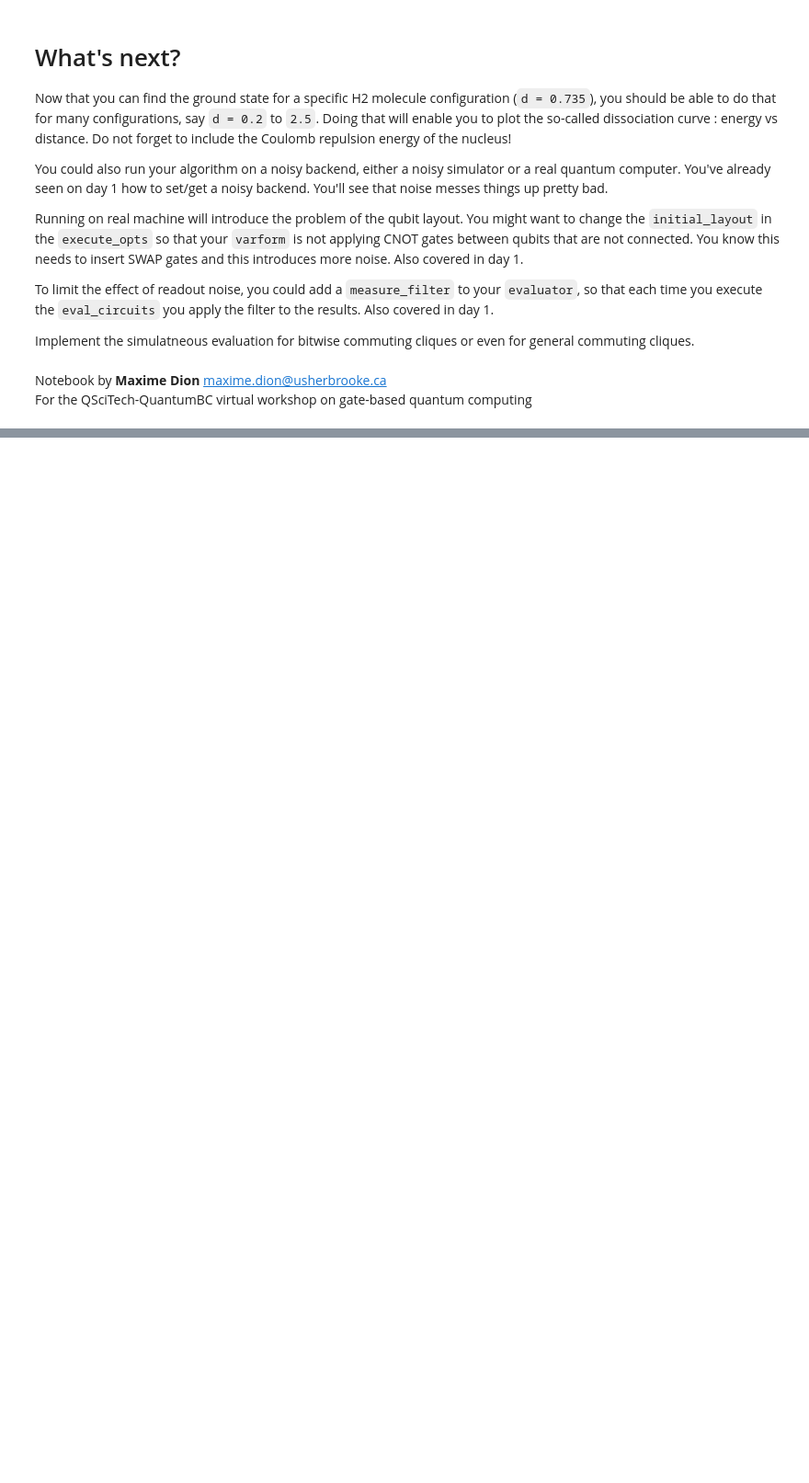
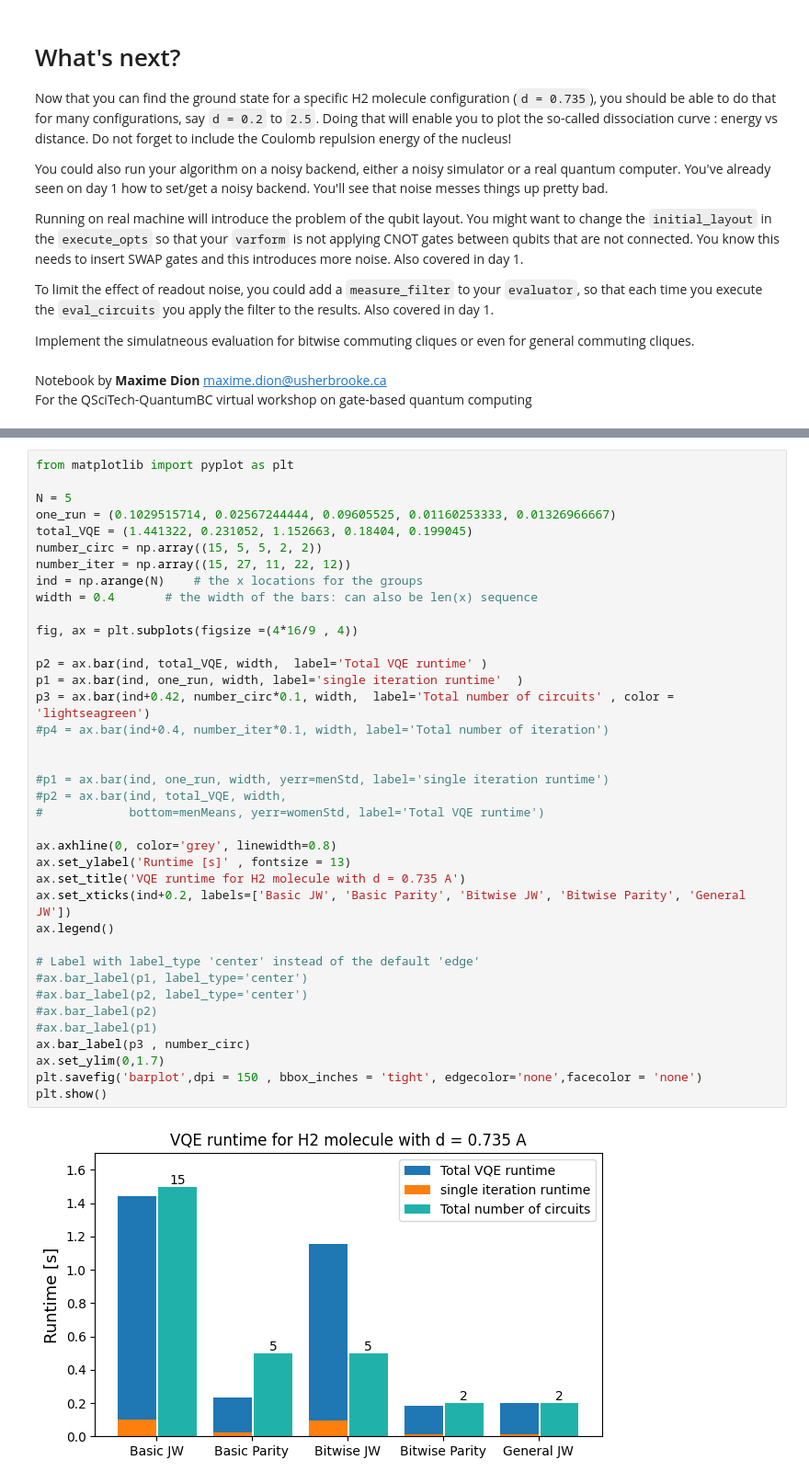
Before and after one commit to QSciTech-QuantumBC-Workshop/Group5, a Jupyter notebook: activity_vqe.ipynb, the cells around one changed output, grey strips where cells are left out. Shown at 92% size. Cells and saved outputs as stored; diff of their text form; blank space fills up the shorter version.

```diff
--- a/activity_vqe.ipynb
+++ b/activity_vqe.ipynb
@@ -686,0 +947,40 @@ For the QSciTech-QuantumBC virtual workshop on gate-based quantum computing
+# %%
+from matplotlib import pyplot as plt
+
+N = 5
+one_run = (0.1029515714, 0.02567244444, 0.09605525, 0.01160253333, 0.01326966667)
+total_VQE = (1.441322, 0.231052, 1.152663, 0.18404, 0.199045)
+number_circ = np.array((15, 5, 5, 2, 2))
+number_iter = np.array((15, 27, 11, 22, 12))
+ind = np.arange(N)    # the x locations for the groups
+width = 0.4       # the width of the bars: can also be len(x) sequence
+
+fig, ax = plt.subplots(figsize =(4*16/9 , 4))
+
+p2 = ax.bar(ind, total_VQE, width,  label='Total VQE runtime' )
+p1 = ax.bar(ind, one_run, width, label='single iteration runtime'  )
+p3 = ax.bar(ind+0.42, number_circ*0.1, width,  label='Total number of circuits' , color = 'lightseagreen')
+#p4 = ax.bar(ind+0.4, number_iter*0.1, width, label='Total number of iteration')
+
+
+#p1 = ax.bar(ind, one_run, width, yerr=menStd, label='single iteration runtime')
+#p2 = ax.bar(ind, total_VQE, width,
+#            bottom=menMeans, yerr=womenStd, label='Total VQE runtime')
+
+ax.axhline(0, color='grey', linewidth=0.8)
+ax.set_ylabel('Runtime [s]' , fontsize = 13)
+ax.set_title('VQE runtime for H2 molecule with d = 0.735 A')
+ax.set_xticks(ind+0.2, labels=['Basic JW', 'Basic Parity', 'Bitwise JW', 'Bitwise Parity', 'General JW'])
+ax.legend()
+
+# Label with label_type 'center' instead of the default 'edge'
+#ax.bar_label(p1, label_type='center')
+#ax.bar_label(p2, label_type='center')
+#ax.bar_label(p2)
+#ax.bar_label(p1)
+ax.bar_label(p3 , number_circ)
+ax.set_ylim(0,1.7)
+plt.savefig('barplot',dpi = 150 , bbox_inches = 'tight', edgecolor='none',facecolor = 'none')
+plt.show()
+# %% [output]
+[figure, added]
```
Also changed, not shown: parts of 29 cells of this notebook, 1 other file.
